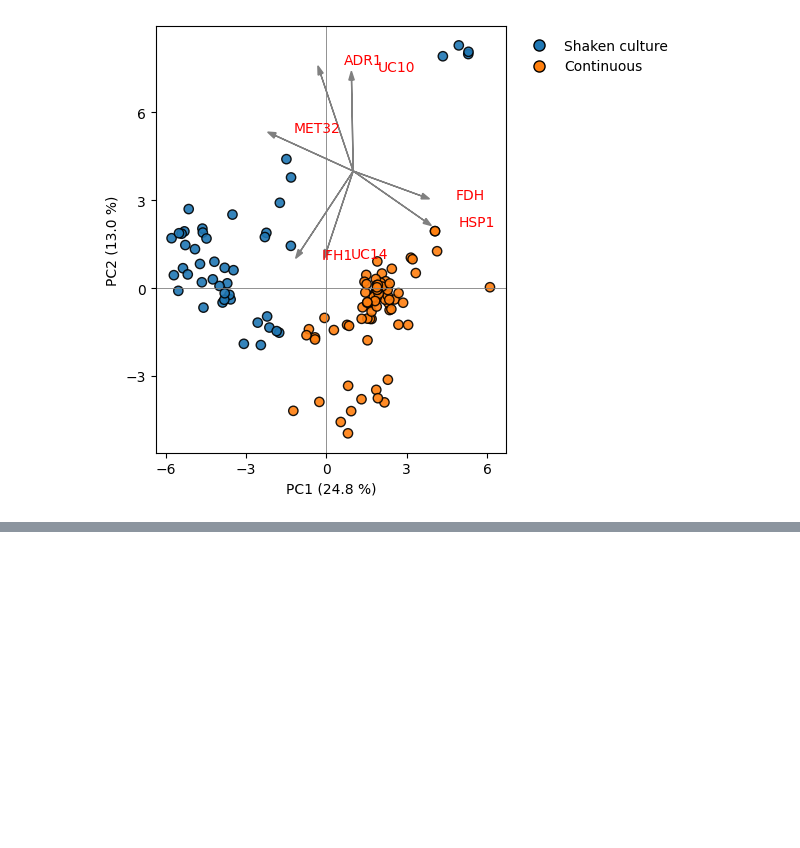
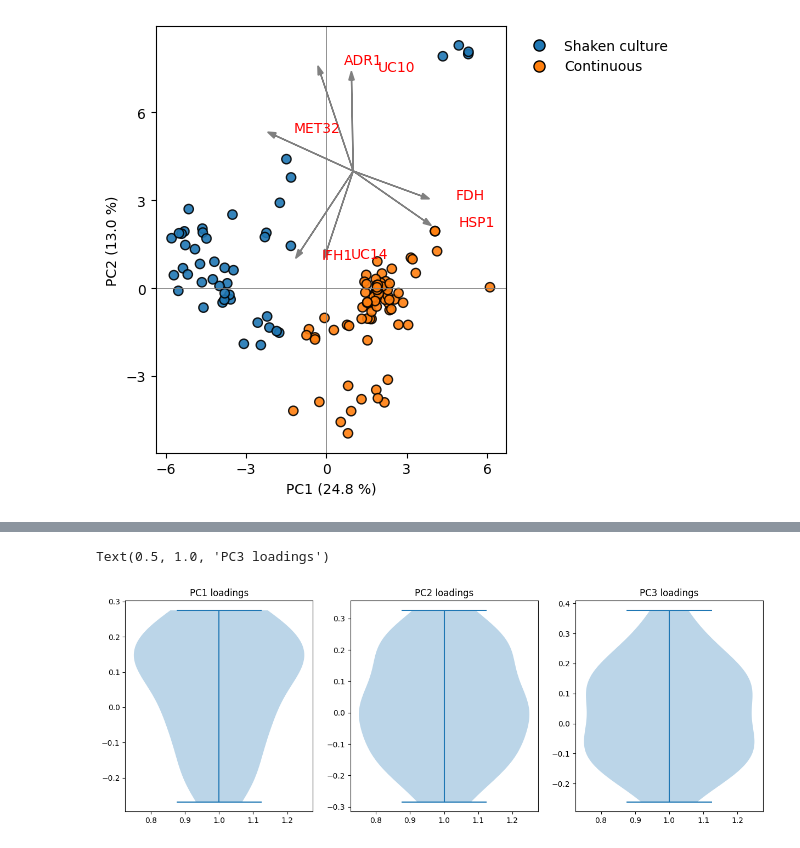
Before and after one commit to SBRG/yarrowia_lipolytica_ICA, a Jupyter notebook: imod_analysis/fig2_shakenVScontinuous.ipynb, the cells around one changed output, grey strips where cells are left out. Drawn from its saved outputs; the diff is of its cells as text; code cells hidden in the pictures; blank space fills up the shorter version.

```diff
--- a/imod_analysis/fig2_shakenVScontinuous.ipynb
+++ b/imod_analysis/fig2_shakenVScontinuous.ipynb
@@ -244,0 +237,18 @@ loadings[]
+# %%
+loadings = pd.DataFrame(pca_model.components_).T
+
+plt.figure(figsize=(15, 5))
+plt.subplot(1,3,1)
+plt.violinplot(loadings[0])
+plt.title('PC1 loadings')
+
+plt.subplot(1,3,2)
+plt.violinplot(loadings[1])
+plt.title('PC2 loadings')
+
+plt.subplot(1,3,3)
+plt.violinplot(loadings[2])
+plt.title('PC3 loadings')
+# %% [output]
+Text(0.5, 1.0, 'PC3 loadings')
+[figure, added]
```
Also changed, not shown: parts of 18 cells of this notebook, 3 other files.
